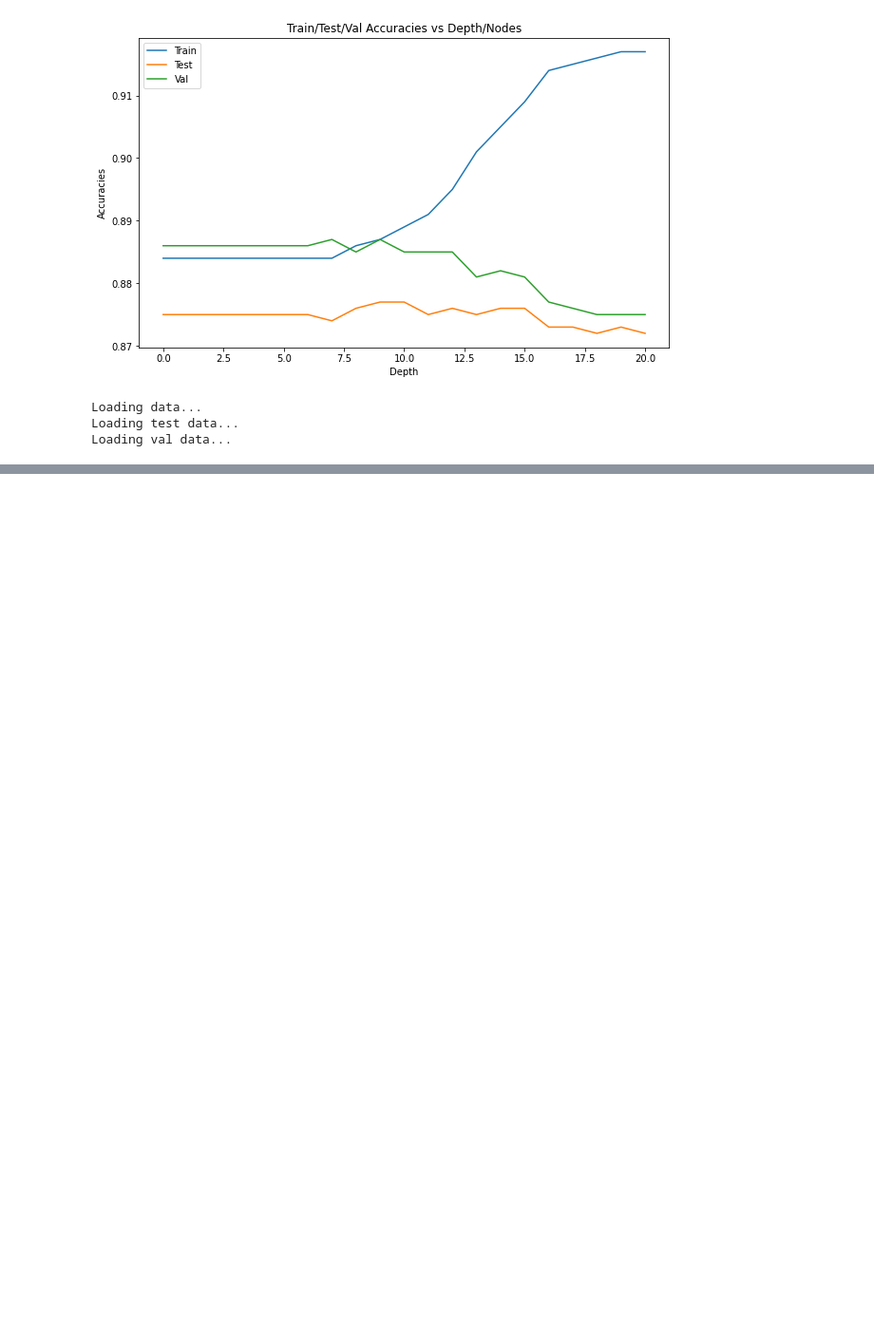
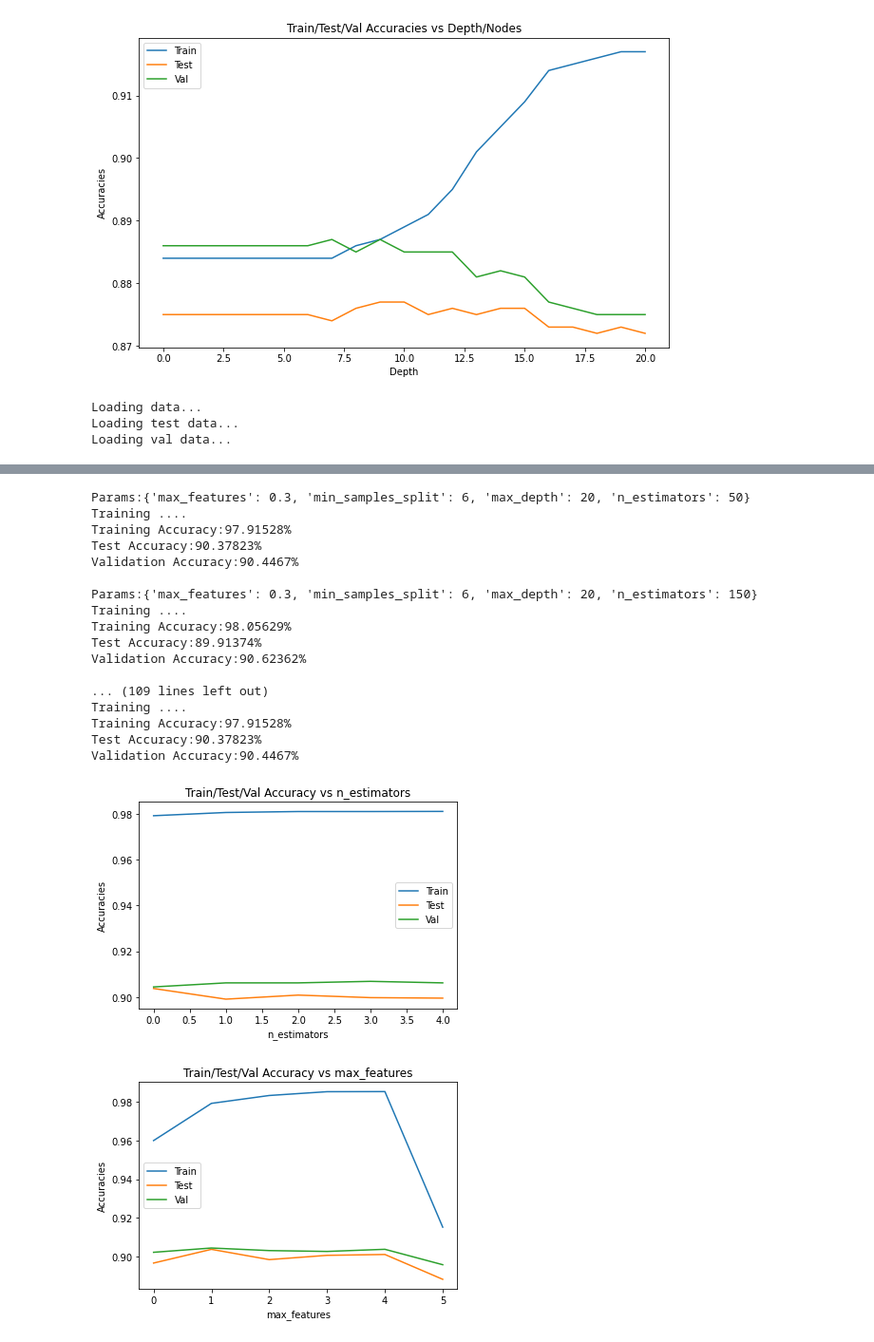
Before and after one commit to prakank/COL774-Machine-Learning-Assignments, a Jupyter notebook: Assignment-3/Q1/main.ipynb, the cells around one changed output, grey strips where cells are left out. Shown at 95% size. Cells and saved outputs as stored; diff of their text form; code cells hidden in the pictures; blank space fills up the shorter version.

Commit message:
grid search cv, python files

```diff
--- a/Assignment-3/Q1/main.ipynb
+++ b/Assignment-3/Q1/main.ipynb
@@ -34,7 +35,7 @@ def load_data(one_hot_encoding, numeric_cols, filename, values_dict = {}):
     df = df.drop(['y'],axis=1)
 
     if one_hot_encoding == False:
-        return df, Y
+        return df, Y, {}
 
     if one_hot_encoding == True and values_dict == {}:
         for col in df.columns:
@@ -54,7 +55,7 @@ def load_data(one_hot_encoding, numeric_cols, filename, values_dict = {}):
                         df[col][i] = values_dict[col].index(df[col][i])
                     else:
                         df[col][i] = -1
-        return df, Y
+        return df, Y, {}
 # %%
 def entropy_num(X,Y):
     median = np.median(X)
@@ -356,10 +357,10 @@ print("Loading data...")
 Xtrain, Ytrain, values_dict = load_data(one_hot_encoding, numeric_cols, train_path, {})
 
 print("Loading test data...")
-Xtest, Ytest = load_data(one_hot_encoding, numeric_cols, test_path, values_dict)
+Xtest, Ytest, _ = load_data(one_hot_encoding, numeric_cols, test_path, values_dict)
 
 print("Loading val data...")
-Xval, Yval = load_data(one_hot_encoding, numeric_cols, val_path, values_dict)
+Xval, Yval, _ = load_data(one_hot_encoding, numeric_cols, val_path, values_dict)
 # %% [output]
 Loading data...
 Loading test data...
@@ -477,7 +478,7 @@ graph_plot(train_acc, test_acc, val_acc, total_nodes, "../output/decision_trees_
 # PART B (POST PRUNING)
 
 PART = 'b'
-one_hot_encoding = True
+one_hot_encoding = False
 categorical_cols = ['job', 'marital', 'education', 'default', 'housing', 'loan', 'contact', 'month', 'poutcome']
 numeric_cols = ['age', 'balance', 'day', 'duration', 'campaign', 'pdays', 'previous']
 
@@ -487,10 +488,10 @@ Xtrain, Ytrain, values_dict = load_data(one_hot_encoding, numeric_cols, train_pa
 # values_dict = {}
 
 print("Loading test data...")
-Xtest, Ytest = load_data(one_hot_encoding, numeric_cols, test_path, values_dict)
+Xtest, Ytest, _ = load_data(one_hot_encoding, numeric_cols, test_path, values_dict)
 
 print("Loading val data...")
-Xval, Yval = load_data(one_hot_encoding, numeric_cols, val_path, values_dict)
+Xval, Yval, _ = load_data(one_hot_encoding, numeric_cols, val_path, values_dict)
 # %% [output]
 Loading data...
 Loading test data...
@@ -624,13 +657,13 @@ categorical_cols = ['job', 'marital', 'education', 'default', 'housing', 'loan',
 numeric_cols = ['age', 'balance', 'day', 'duration', 'campaign', 'pdays', 'previous']
 
 print("Loading train data...")
-Xtrain_rf, Ytrain_rf, values_dict_rf = load_data_rf(numeric_cols, train_path, {})
+Xtrain_rf, Ytrain_rf, cols, values_dict_rf = load_data_rf(numeric_cols, train_path, [], {})
 
 print("Loading test data...")
-Xtest_rf, Ytest_rf = load_data_rf(numeric_cols, test_path, values_dict_rf)
+Xtest_rf, Ytest_rf, _, _ = load_data_rf(numeric_cols, test_path, cols, values_dict_rf)
 
 print("Loading val data...")
-Xval_rf, Yval_rf = load_data_rf(numeric_cols, val_path, values_dict_rf)
+Xval_rf, Yval_rf, _, _ = load_data_rf(numeric_cols, val_path, cols, values_dict_rf)
 # %% [output]
 Loading train data...
 Loading test data...
@@ -651,0 +802,60 @@ max_features_list = np.arange(1,Xtrain_rf.shape[1])
+# %%
+# Part D (Parameter Sensitivity Analysis)
+
+accuracies_dict = {}
+
+for i in param_grid:
+    current_param = {}
+    for j in best_params:
+        if j != i:
+            current_param[j] = best_params[j][0]
+
+    accuracies_dict[i] = {'train':[], 'test':[], 'val':[]}
+
+    for val in param_grid[i]:
+        current_param[i] = val
+
+        print("Params:{}".format(current_param))
+        print("Training ....")
+        rfc = RandomForestClassifier(n_estimators=current_param['n_estimators'], oob_score=True,bootstrap=True,
+                                     max_features=current_param['max_features'],max_depth=current_param['max_depth'],
+                                     min_samples_split=current_param['min_samples_split'],criterion='entropy',random_state=1)
+        rfc = rfc.fit(Xtrain_rf, Ytrain_rf)
+
+        y_pred_train = rfc.predict(Xtrain_rf)
+        y_pred_acc_train = accuracy_score(y_pred_train, Ytrain_rf)
+        print("Training Accuracy:{}%".format(round(100*y_pred_acc_train,5)))
+
+        y_pred_test = rfc.predict(Xtest_rf)
+        y_pred_acc_test = accuracy_score(y_pred_test, Ytest_rf)
+        print("Test Accuracy:{}%".format(round(100*y_pred_acc_test,5)))
+
+        y_pred_val = rfc.predict(Xval_rf)
+        y_pred_acc_val = accuracy_score(y_pred_val, Yval_rf)
+        print("Validation Accuracy:{}%\n".format(round(100*y_pred_acc_val,5)))
+
+        accuracies_dict[i]['train'].append(y_pred_acc_train)
+        accuracies_dict[i]['test'].append(y_pred_acc_test)
+        accuracies_dict[i]['val'].append(y_pred_acc_val)
+
+graph_plot_rf(accuracies_dict, param_grid)
+# %% [output]
+Params:{'max_features': 0.3, 'min_samples_split': 6, 'max_depth': 20, 'n_estimators': 50}
+Training ....
+Training Accuracy:97.91528%
+Test Accuracy:90.37823%
+Validation Accuracy:90.4467%
+
+Params:{'max_features': 0.3, 'min_samples_split': 6, 'max_depth': 20, 'n_estimators': 150}
+Training ....
+Training Accuracy:98.05629%
+Test Accuracy:89.91374%
+Validation Accuracy:90.62362%
+
+... (109 lines left out)
+Training ....
+Training Accuracy:97.91528%
+Test Accuracy:90.37823%
+Validation Accuracy:90.4467%
+[figure, added]
+[figure, added]
```
Also changed, not shown: parts of 16 cells of this notebook, 18 other files.
